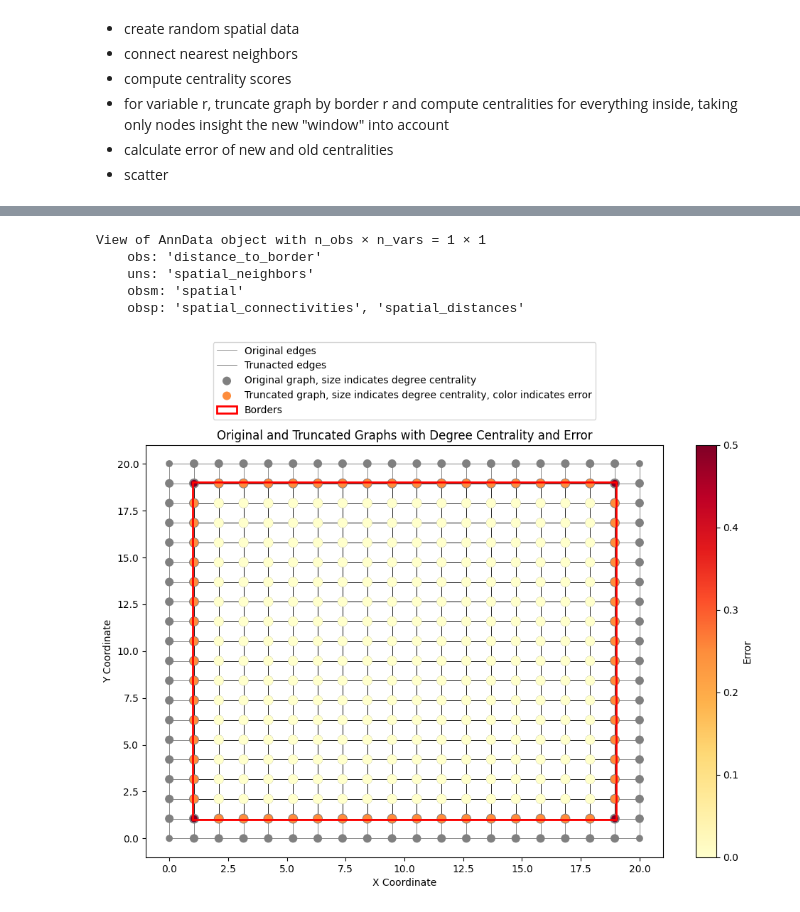
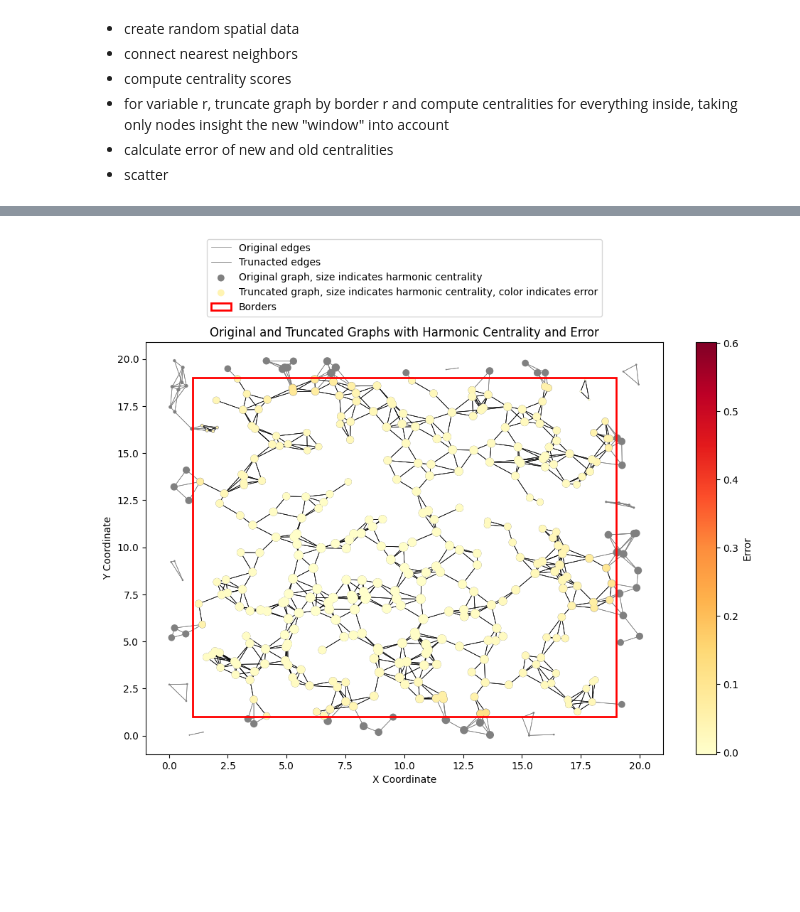
Before and after one commit to uderhardtlab/truncated_graphs, a Jupyter notebook: notebooks/first_analyses.ipynb, the cells around one changed output, grey strips where cells are left out. Drawn from its saved outputs; the diff is of its cells as text; code cells hidden in the pictures; blank space fills up the shorter version.

```diff
--- a/notebooks/first_analyses.ipynb
+++ b/notebooks/first_analyses.ipynb
@@ -37,6 +37,6 @@ hex_original = create_anndata(coordinates, n_neighs=6, bounds=bounds)
 hex_original, hex_truncated = fully_process(adata_original=hex_original, bounds=bounds, borders=borders)
 
 type = "normal"
-coordinates = generate_coordinates(n=2000, bounds=bounds, type=type)
+coordinates = generate_coordinates(n=n, bounds=bounds, type=type)
 normal_original = create_anndata(coordinates, n_neighs=6, bounds=bounds)
 normal_original, normal_truncated = fully_process(adata_original=normal_original, bounds=bounds, borders=borders)
@@ -119,14 +99,8 @@ plt.savefig(f"../result_plots/{type}/{measure}_by_border_on_{type}_grid_n={n}.pn
-# %%
-hex_original[1]
-# %% [output]
-View of AnnData object with n_obs × n_vars = 1 × 1
-    obs: 'distance_to_border'
-    uns: 'spatial_neighbors'
-    obsm: 'spatial'
-    obsp: 'spatial_connectivities', 'spatial_distances'
 # %%
 border = 1
-plot_graphs_with_errors(reg_original, reg_truncated[border], border=border, measure=measure, bounds=bounds)
-#plt.savefig(f"../result_plots/{type}/{type}_{measure}_border={border}_n={n}.png")
+type = "normal"
+measure = "harmonic"
+plot_graphs_with_errors(normal_original, normal_truncated[border], border=border, measure=measure, bounds=bounds)
+plt.savefig(f"../result_plots/{type}/{type}_{measure}_border={border}_n={n}.png")
 # %% [output]
-[figure, old version]
+[figure, new version]
```
Also changed, not shown: parts of 6 cells of this notebook, 2 other files.
